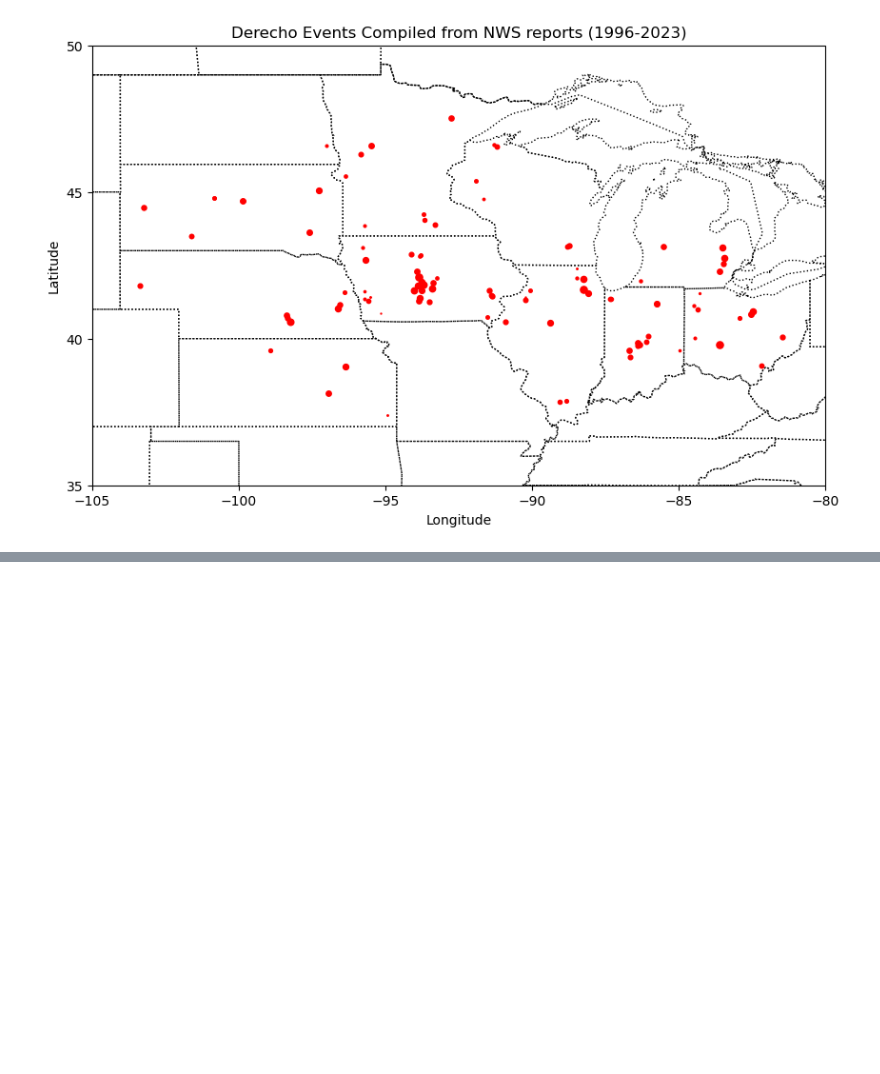
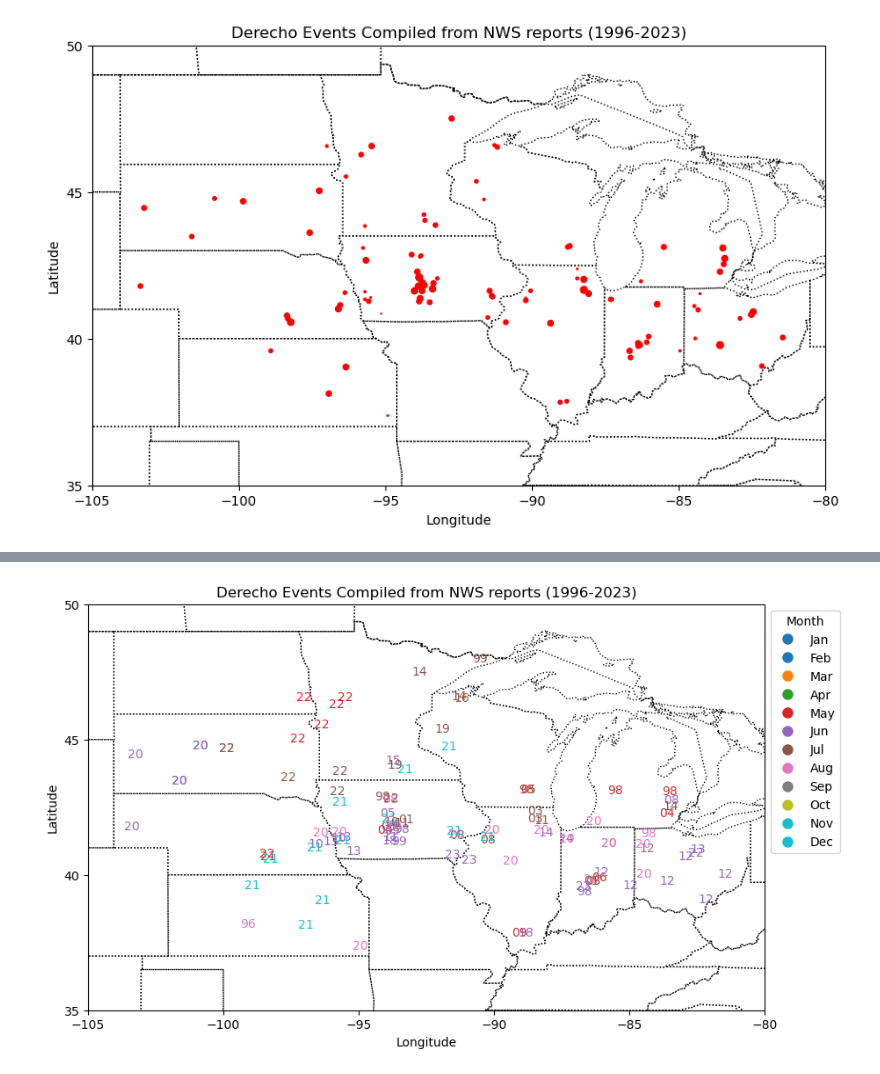
Before and after one commit to RBhupi/earnest_code, a Jupyter notebook: Python/events.ipynb, the cells around one changed output, grey strips where cells are left out. Saved outputs shown, nothing was run; the diff lists cells and outputs as text; code cells hidden in the pictures; blank space fills up the shorter version.

Commit message:
new map plot added

```diff
--- a/Python/events.ipynb
+++ b/Python/events.ipynb
@@ -13,8 +13,8 @@ all_files = glob.glob(os.path.join("/Users/bhupendra/projects/earnest/data/out/*
 data = pd.concat((pd.read_csv(f) for f in all_files), ignore_index=True)
 # %%
 
-file_path = '/Users/bhupendra/projects/earnest/data/out/IOWA_windy-weather-episodes_1996-2023_v24-04.csv'
-data = pd.read_csv(file_path)
+#file_path = '/Users/bhupendra/projects/earnest/data/out/IOWA_windy-weather-episodes_1996-2023_v24-04.csv'
+#data = pd.read_csv(file_path)
 # %%
 data
 # %% [output]
@@ -130,0 +147,51 @@ plot_events(data)
+# %%
+
+import matplotlib.pyplot as plt
+import numpy as np
+import cartopy.crs as ccrs
+import cartopy.feature as cfeature
+
+def plot_events(df):
+    fig = plt.figure(figsize=(10, 6))
+    ax = fig.add_subplot(1, 1, 1, projection=ccrs.PlateCarree())
+    ax.set_extent([-80, -105, 35, 50], crs=ccrs.PlateCarree())
+
+    # Map features
+    ax.add_feature(cfeature.COASTLINE)
+    ax.add_feature(cfeature.BORDERS, linestyle=':')
+    ax.add_feature(cfeature.STATES, linestyle=':')
+
+    # Get unique months and assign colors
+    months = ['Jan', 'Feb', 'Mar', 'Apr', 'May', 'Jun', 'Jul', 'Aug', 'Sep', 'Oct', 'Nov', 'Dec']
+    colors = plt.cm.tab10(np.linspace(0, 1, len(months)))
+    month_colors = dict(zip(months, colors))
+
+    # Plot derecho events by month
+    derecho_data = df[df['derecho']]
+    for _, row in derecho_data.iterrows():
+        month = row['time'].strftime('%b')
+        year = row['time'].strftime('%y')
+        bubblesize = np.log(row['events'])
+        #ax.plot(row['lon'], row['lat'], 'o', markersize=bubblesize, color=month_colors[month], transform=ccrs.PlateCarree())
+        ax.text(row['lon'], row['lat'], year, color=month_colors[month], fontsize=10, ha='center', va='center', transform=ccrs.PlateCarree())
+        #print(f"{year}/{month}")
+
+    # Set tickmarks
+    ax.set_xticks(np.arange(-105, -79, 5))
+    ax.set_yticks(np.arange(35, 51, 5))
+
+    plt.xlabel('Longitude')
+    plt.ylabel('Latitude')
+    plt.title('Derecho Events Compiled from NWS reports (1996-2023)')
+
+    # Create custom legend for months
+    handles = [plt.Line2D([0], [0], marker='o', color='w', markerfacecolor=month_colors[month], markersize=10, label=month) for month in months]
+    ax.legend(handles=handles, title='Month', loc='upper left', bbox_to_anchor=(1, 1))
+
+    plt.show()
+
+# Convert 'time' column to datetime format
+data['time'] = pd.to_datetime(data['time'])
+plot_events(data)
+# %% [output]
+[figure, added]
```
Also changed, not shown: parts of 1 cell of this notebook.
